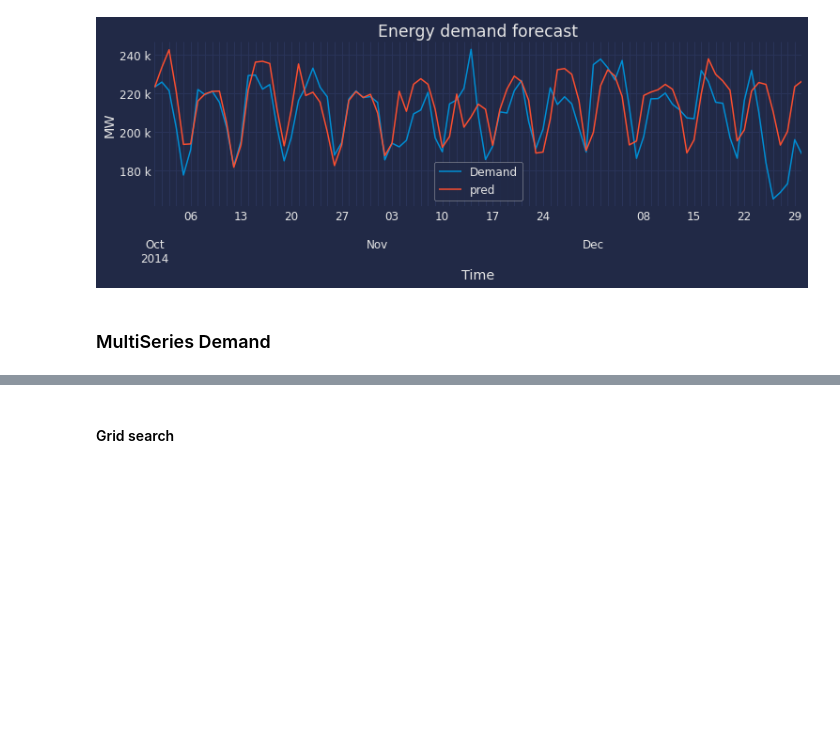
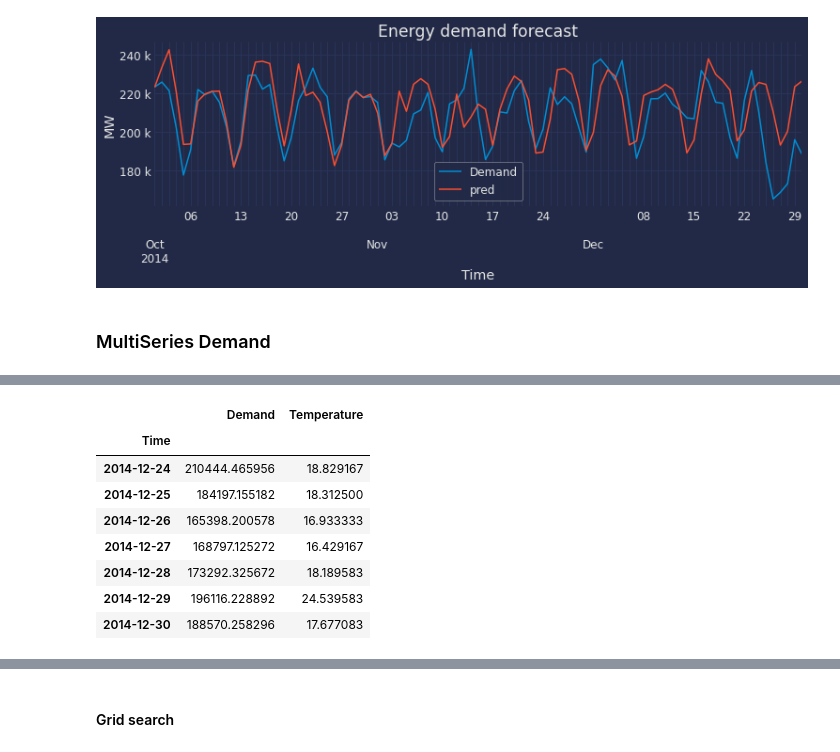
Before and after one commit to JoaquinAmatRodrigo/skforecast, a Jupyter notebook: dev/develop/skforecast_ForecasterAutoregMultiSeries_hyperparameters.ipynb, the cells around one changed output, grey strips where cells are left out. Saved outputs shown, nothing was run; the diff lists cells and outputs as text; code cells hidden in the pictures; blank space fills up the shorter version.

```diff
--- a/dev/develop/skforecast_ForecasterAutoregMultiSeries_hyperparameters.ipynb
+++ b/dev/develop/skforecast_ForecasterAutoregMultiSeries_hyperparameters.ipynb
@@ -2564,0 +2576,12 @@ Skforecast version: 0.5.dev1
+# %%
+forecaster.last_window
+# %% [output]
+|  | Demand | Temperature |
+| Time |  |  |
+| 2014-12-24 | 210444.465956 | 18.829167 |
+| 2014-12-25 | 184197.155182 | 18.312500 |
+| 2014-12-26 | 165398.200578 | 16.933333 |
+| 2014-12-27 | 168797.125272 | 16.429167 |
+| 2014-12-28 | 173292.325672 | 18.189583 |
+| 2014-12-29 | 196116.228892 | 24.539583 |
+| 2014-12-30 | 188570.258296 | 17.677083 |
```
Also changed, not shown: parts of 10 cells of this notebook, 2 other files.
